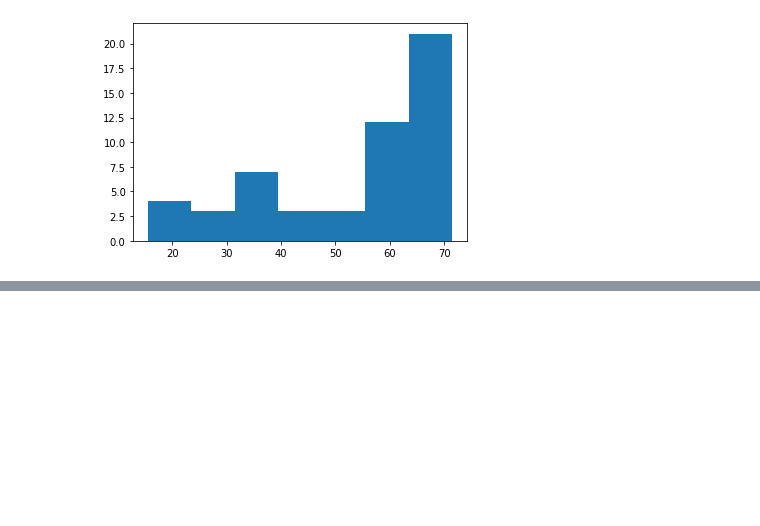
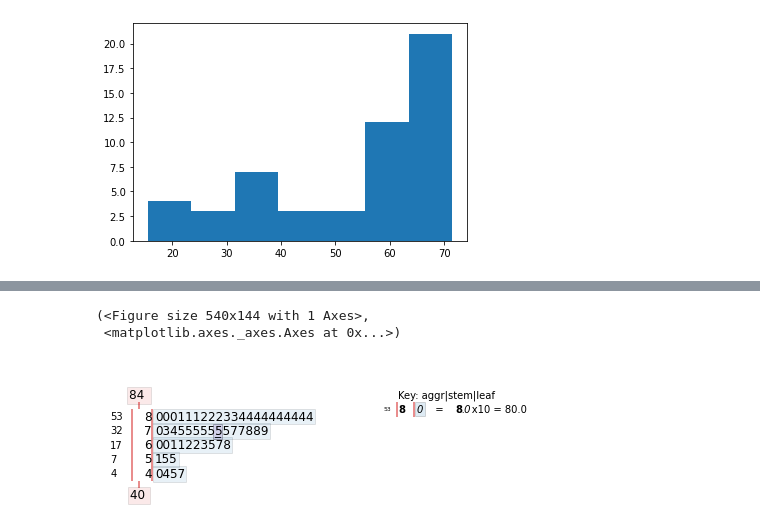
Before and after one commit to jumbokh/python_learn, a Jupyter notebook: notebooks/scoreAna.ipynb, the cells around one changed output, grey strips where cells are left out. Cells and saved outputs as stored; diff of their text form; code cells hidden in the pictures; blank space fills up the shorter version.

```diff
--- a/notebooks/scoreAna.ipynb
+++ b/notebooks/scoreAna.ipynb
@@ -283,0 +294,6 @@ plt.show()
+# %%
+stemgraphic.stem_graphic(dt2, scale = 10)
+# %% [output]
+(<Figure size 540x144 with 1 Axes>,
+ <matplotlib.axes._axes.Axes at 0x...>)
+[figure, added]
```
Also changed, not shown: parts of 3 cells of this notebook.
